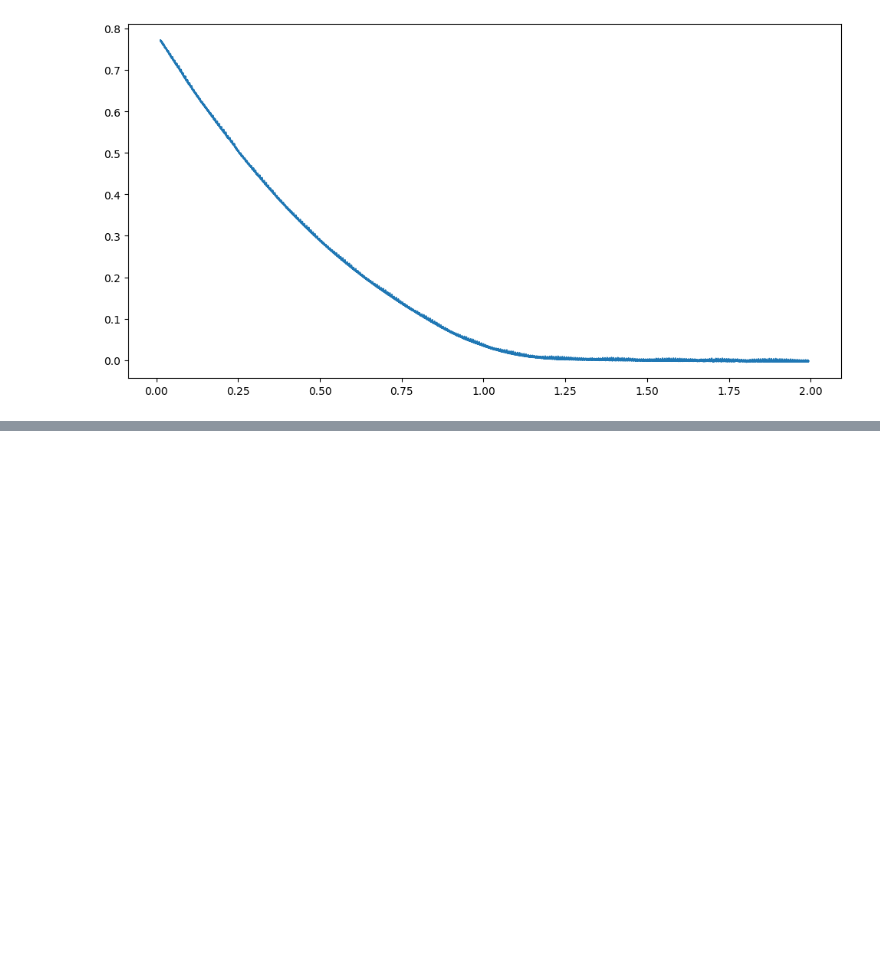
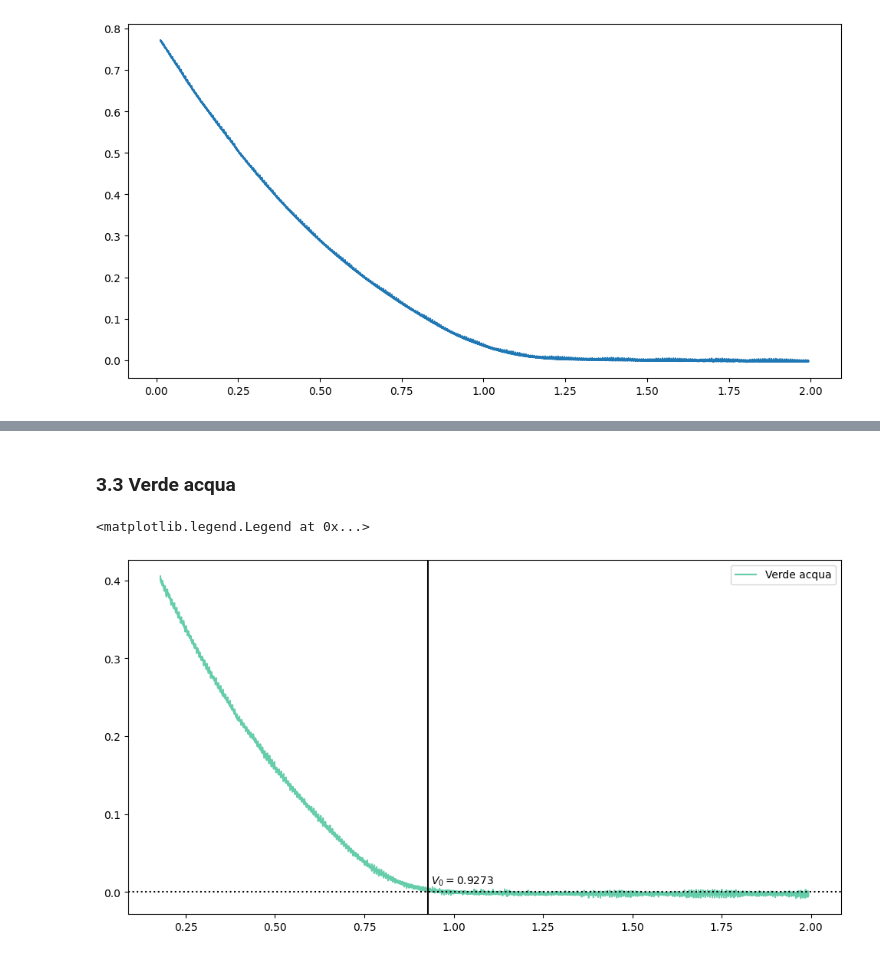
Before and after one commit to atancredi/physics-data, a Jupyter notebook: lab3/fotoelettrico/fotoelettrico.ipynb, the cells around one changed output, grey strips where cells are left out. Saved outputs shown, nothing was run; the diff lists cells and outputs as text; code cells hidden in the pictures; blank space fills up the shorter version.

```diff
--- a/lab3/fotoelettrico/fotoelettrico.ipynb
+++ b/lab3/fotoelettrico/fotoelettrico.ipynb
@@ -189,0 +338,9 @@ plot_tuple_list(blu_data_scaled)
+# %% [markdown]
+### 3.3 Verde acqua
+# %%
+intercept_verdeacqua = plot_tuple_list_with_y_intercept(verdeacqua_data_scaled,color="mediumaquamarine")
+plt.annotate(f"$V_0 = {intercept_verdeacqua[0]:.4f}$", xy=intercept_verdeacqua, xytext=(intercept_verdeacqua[0]+0.01,intercept_verdeacqua[1]+0.01))
+plt.legend(["Verde acqua"])
+# %% [output]
+<matplotlib.legend.Legend at 0x...>
+[figure, added]
```
Also changed, not shown: parts of 27 cells of this notebook.
